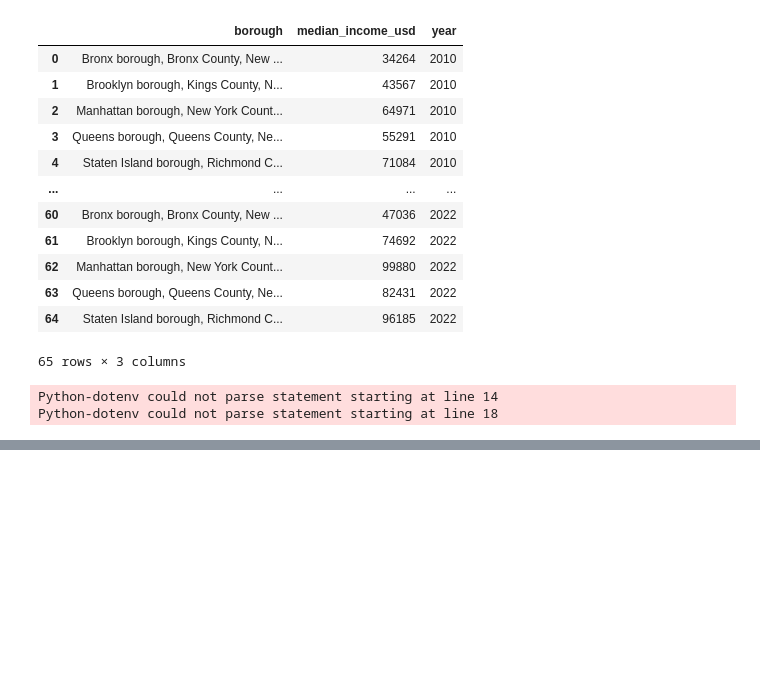
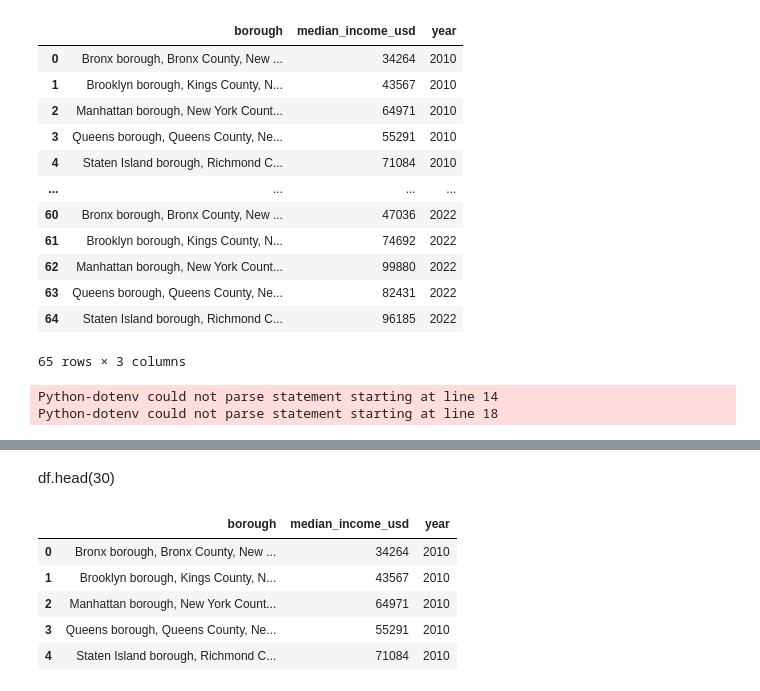
Before and after one commit to Jeff-Brady/crime_nerds, a Jupyter notebook: jeff.ipynb, the cells around one changed output, grey strips where cells are left out. Cells and saved outputs as stored; diff of their text form; code cells hidden in the pictures; blank space fills up the shorter version.

```diff
--- a/jeff.ipynb
+++ b/jeff.ipynb
@@ -138,0 +164,11 @@ HINT:  Perhaps you meant to reference the column "affjp_medianrent.Borough".
+# %% [markdown]
+df.head(30)
+# %%
+new_incomes.head()
+# %% [output]
+|  | borough | median_income_usd | year |
+| 0 | Bronx borough, Bronx County, New ... | 34264 | 2010 |
+| 1 | Brooklyn borough, Kings County, N... | 43567 | 2010 |
+| 2 | Manhattan borough, New York Count... | 64971 | 2010 |
+| 3 | Queens borough, Queens County, Ne... | 55291 | 2010 |
+| 4 | Staten Island borough, Richmond C... | 71084 | 2010 |
```
Also changed, not shown: parts of 6 cells of this notebook, 1 other file.
